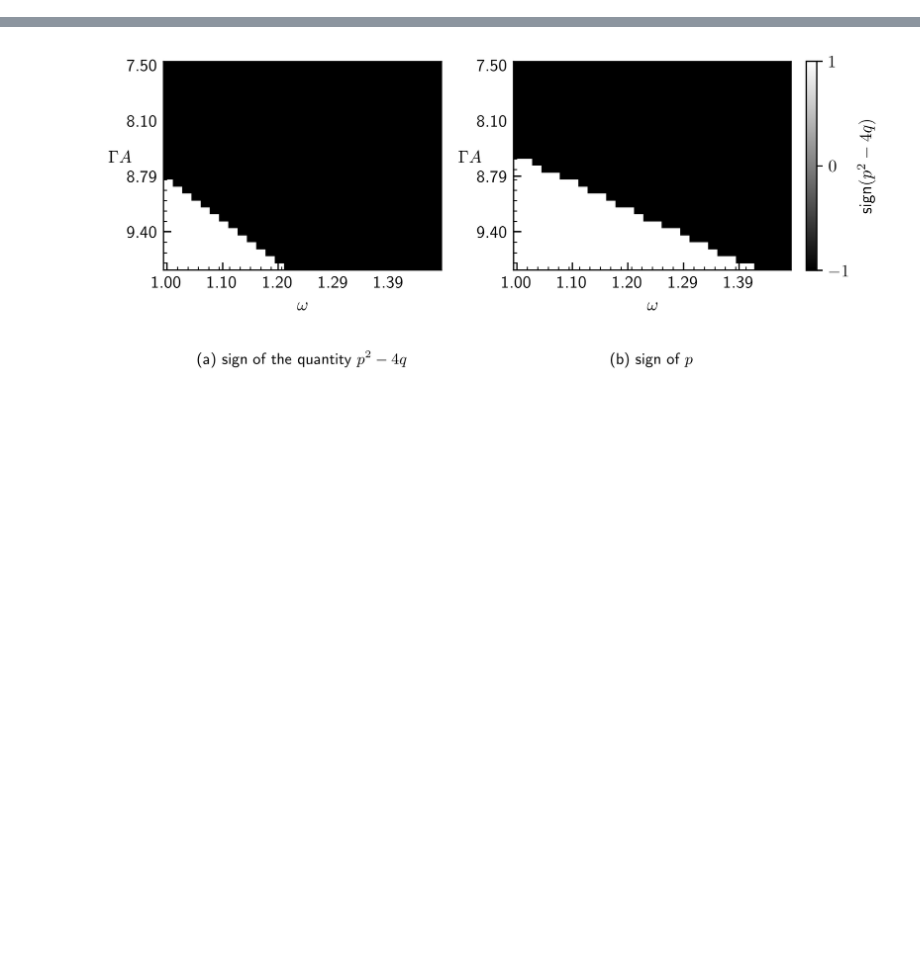
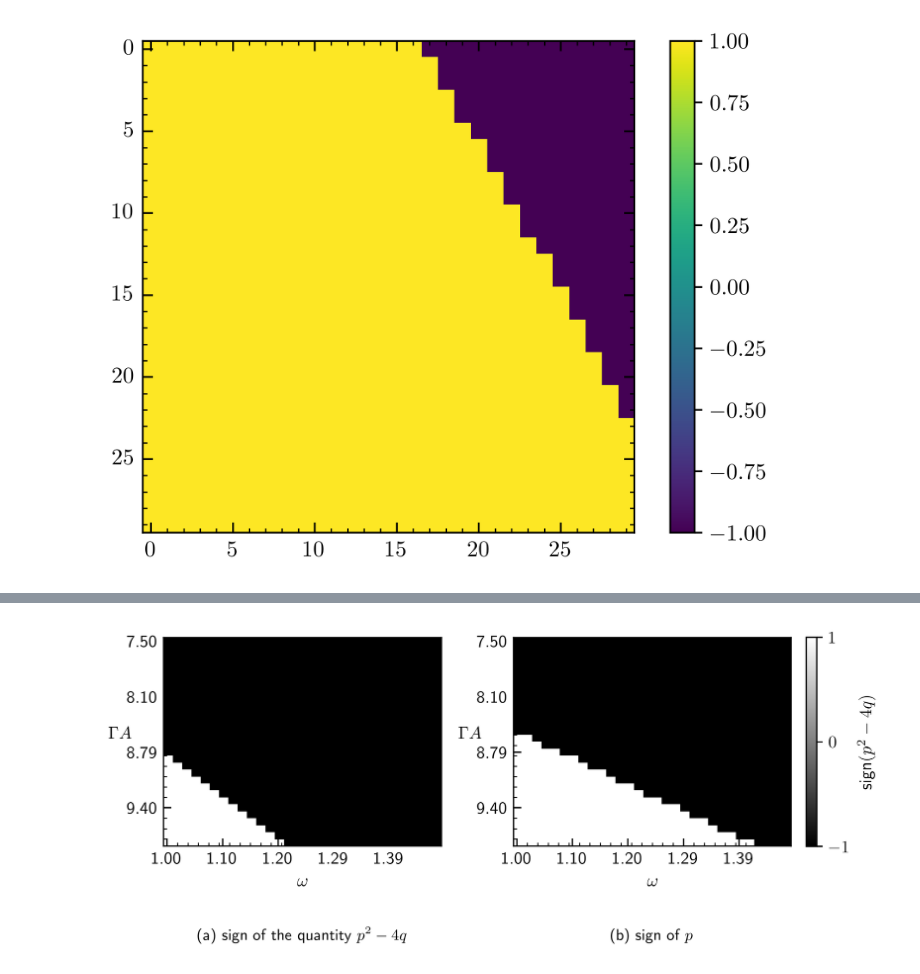
Before and after one commit to ChriGomm/Bachelor_sympy, a Jupyter notebook: sign_lam.ipynb, the cells around one changed output, grey strips where cells are left out. Saved outputs shown, nothing was run; the diff lists cells and outputs as text; code cells hidden in the pictures; blank space fills up the shorter version.

```diff
--- a/sign_lam.ipynb
+++ b/sign_lam.ipynb
@@ -234,0 +193,65 @@ plt.show()
+# %%
+Gam = 1
+sgam = 0.2*Gam
+
+
+
+A = np.linspace(-1/(8*(1+sgam/Gam))+1/10**6,0-1/10**6,30)
+
+
+w_b= np.zeros_like(A)
+# w0 = root_scalar(maxFk,args=(4/np.sqrt(2),Gam,sgam),method='brentq',bracket=(0.1,1.4))
+
+# K = np.linspace(w0.root*3.53+2.17+2,10,30)
+K = np.linspace(7.5,10,30)
+mp=-1
+W = np.linspace(1,(K[0]-2.3)/3.53,30)
+# W = np.ones_like(W)*W[0]
+
+
+
+
+root = np.zeros((W.shape[0],W.shape[0]))
+conv= np.zeros((W.shape[0],K.shape[0]))
+check = np.zeros((W.shape[0],K.shape[0]))
+lamda= np.zeros((W.shape[0],K.shape[0]))#,K.shape[1]))
+damp = np.zeros((W.shape[0],K.shape[0]))#,K.shape[1]))
+
+mp =-1
+l=0
+for l in range(1):#,W.shape[1]):
+    for i in range(np.shape(W)[0]):
+        for j in range(np.shape(K)[0]):
+            k = K[i]
+            w= W[j]
+            print(Func(minF(w,k,Gam,sgam),w,k,Gam,sgam,mp),Func(ymaxx(w,k,Gam,sgam),w,k,Gam,sgam,mp))
+
+            # print(Func(-20,a,kw_val,Gam,sgam,mp),Func(minF(a,kw_val),a,kw_val,Gam,sgam,mp))
+            try:
+                r=root_scalar(Func,args=(w,k,Gam,sgam,mp),method='bisect',bracket=(minF(w,k,Gam,sgam),maxF(w,k,Gam,sgam)))#,maxF(a,kw_val)))
+                conv[i,j]= r.converged
+                root[i,j]= r.root
+                trash,damp[i,j], lamda[i,j]= lam1(r.root,w,k,Gam,sgam)
+                # damp[i,j] = damping(w,k,Gam,sgam)
+
+                # print(r.root)
+            except:
+                print(l,i,j)
+
+            # bracket=[minF(a)-1/10**3,maxF(a)+1/10**3],
+            # check[i,j] = func_B(kw_val,a,Gam,sgam,mp)
+
+# print(check)
+# print(root[0,:])
+
+# ax.plot(A,kappa_np(A,Gam,sgam,mp))
+print(damp-check)
+setup = Setup_Fig()
+fig, ax = setup.return_fig()
+im = ax.imshow(np.sign(lamda))
+# ax.set_xticks(np.arange(len(w)),w)
+# ax.set_yticks(np.arange(len(A)),A)
+cbar = ax.figure.colorbar(im,ax=ax)
+fig.tight_layout()
+plt.show()
+# %% [output]
@@ -235,3 +275,4 @@ plt.show()
+[figure, added]
 # %%
 cm = 1/2.54
 width = 12*cm
```
Also changed, not shown: parts of 6 cells of this notebook, 1 other file.
